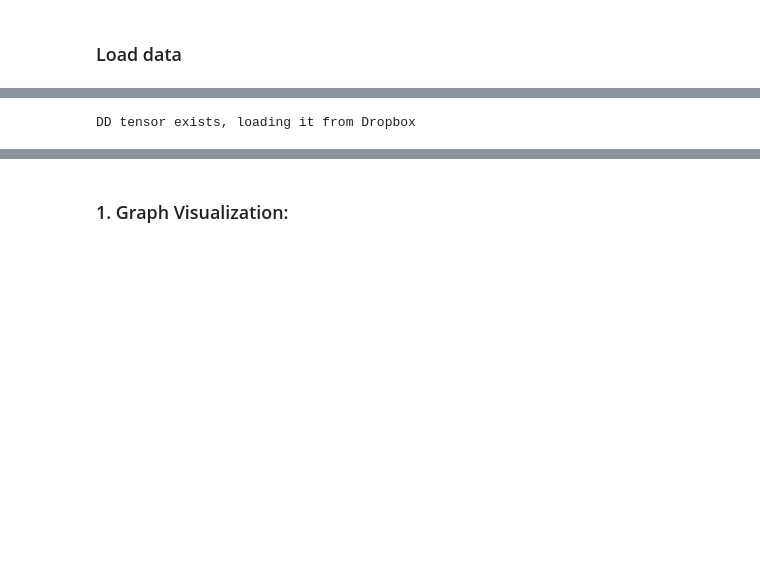
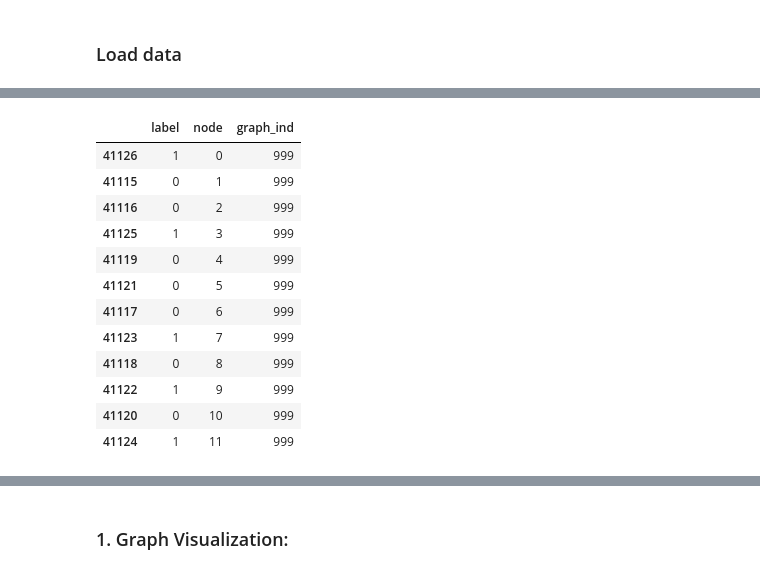
Before and after one commit to jdc08161063/PatchyCapsules, a Jupyter notebook: GraphsExploration.ipynb, the cells around one changed output, grey strips where cells are left out. Cells and saved outputs as stored; diff of their text form; code cells hidden in the pictures; blank space fills up the shorter version.

```diff
--- a/GraphsExploration.ipynb
+++ b/GraphsExploration.ipynb
@@ -52,6 +78,22 @@ receptive_field = 10
+# %%
+graph_converter.node_label_by_graphId[999].sort_values(by='node')
+# %% [output]
+|  | label | node | graph_ind |
+| 41126 | 1 | 0 | 999 |
+| 41115 | 0 | 1 | 999 |
+| 41116 | 0 | 2 | 999 |
+| 41125 | 1 | 3 | 999 |
+| 41119 | 0 | 4 | 999 |
+| 41121 | 0 | 5 | 999 |
+| 41117 | 0 | 6 | 999 |
+| 41123 | 1 | 7 | 999 |
+| 41118 | 0 | 8 | 999 |
+| 41122 | 1 | 9 | 999 |
+| 41120 | 0 | 10 | 999 |
+| 41124 | 1 | 11 | 999 |
 # %%
 # Get Tensor and Labels:
-PatchyConverter = GraphConverter(dataset_name, width, receptive_field)
+PatchyConverter = GraphConverter(dataset_name, receptive_field)
 #PatchyConverter.relabel_graphs()
 graph_tensor = PatchyConverter.graphs_to_Patchy_tensor()
 
@@ -60,8 +102,6 @@ dropbox_loader = DropboxLoader(dataset_name)
 labels = dropbox_loader.get_graph_label()
 graph_labels = np.array(labels.graph_label)
 graph_labels = pd.get_dummies(graph_labels)
-# %% [output]
-DD tensor exists, loading it from Dropbox
 # %%
 # Importing graph features:
 #df_edge_label = dropbox_loader.get_edge_label()
```
Also changed, not shown: parts of 10 cells of this notebook, 3 other files.
